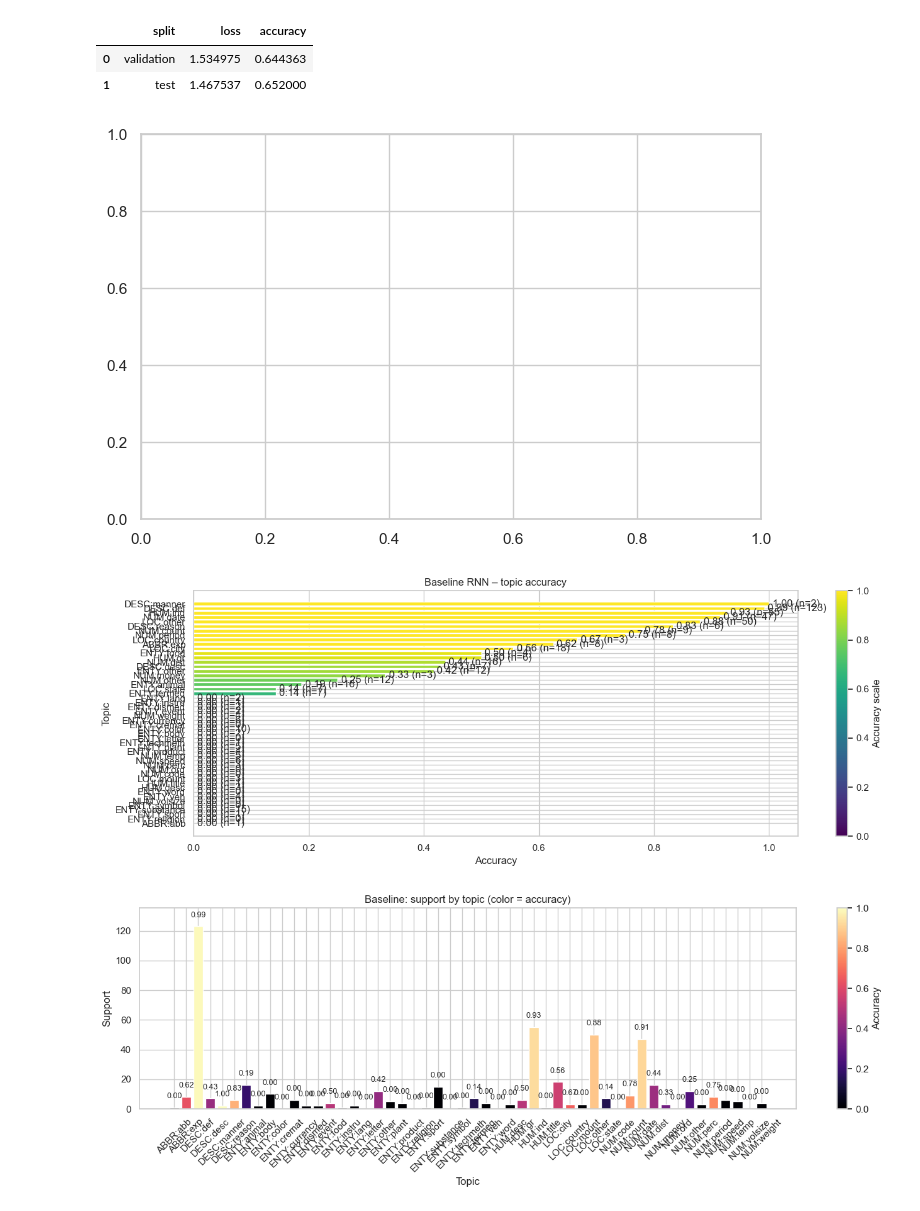
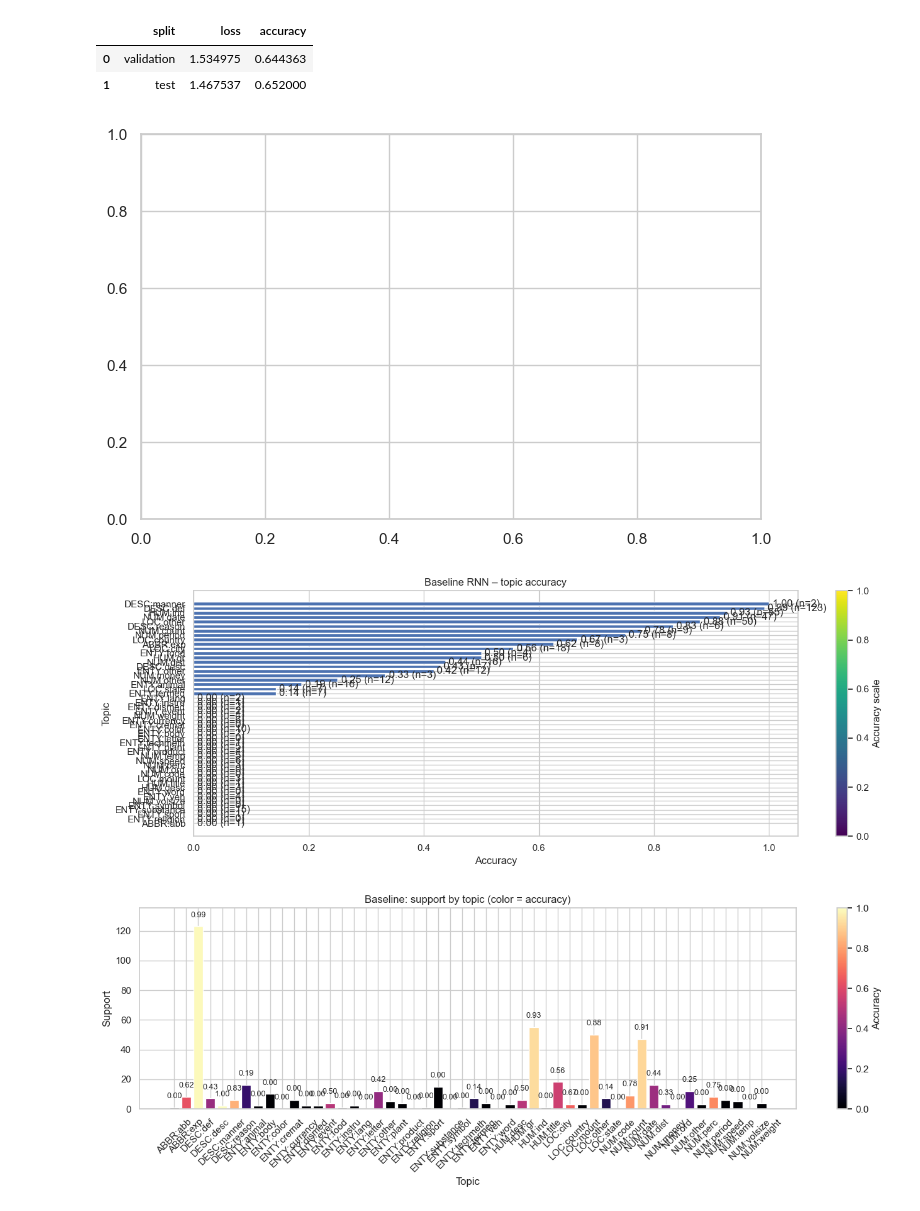
Before and after one commit to JonssonAlexander/NLP_Project_group45, a Jupyter notebook: 02_rnn.ipynb, the cells around one changed output. Cells and saved outputs as stored; diff of their text form; code cells hidden in the pictures.

```diff
--- a/02_rnn.ipynb
+++ b/02_rnn.ipynb
@@ -124,24 +124,24 @@ baseline_metrics
 # %%
 topic_accuracy_df = topic_accuracy_table(test_eval, index_to_label)
 sorted_topics = topic_accuracy_df.sort_values('accuracy')
 fig, ax = plt.subplots(figsize=(8, 5))
 fig, ax = plt.subplots(figsize=(14, 5))
-bars = ax.barh(sorted_topics['label'], sorted_topics['accuracy'], color=color_vals)
+bars = ax.barh(sorted_topics['label'], sorted_topics['accuracy'])
 ax.set_xlabel('Accuracy')
 ax.set_ylabel('Topic')
 ax.set_title('Baseline RNN – topic accuracy')
 ax.set_xlim(0, 1.05)
 ax.bar_label(bars, labels=[f"{acc:.2f} (n={supp})" for acc, supp in zip(sorted_topics['accuracy'], sorted_topics['support'])], padding=4)
 norm = colors.Normalize(0, 1)
 sm = cm.ScalarMappable(cmap=cm.get_cmap('viridis'), norm=norm)
 sm.set_array([])
 fig.colorbar(sm, ax=ax, label='Accuracy scale')
 plt.tight_layout()
 fig.savefig('plots/part2_topic_accuracy.png', dpi=300)
 plt.show()
 # %% [output]
 [figure]
-[figure, old version]
+[figure, new version]
 # %%
 baseline_report_df = classification_report_table(test_eval, index_to_label)
 baseline_label_rows = baseline_report_df.loc[
```
Also changed, not shown: parts of 2 cells of this notebook, 3 other files.
